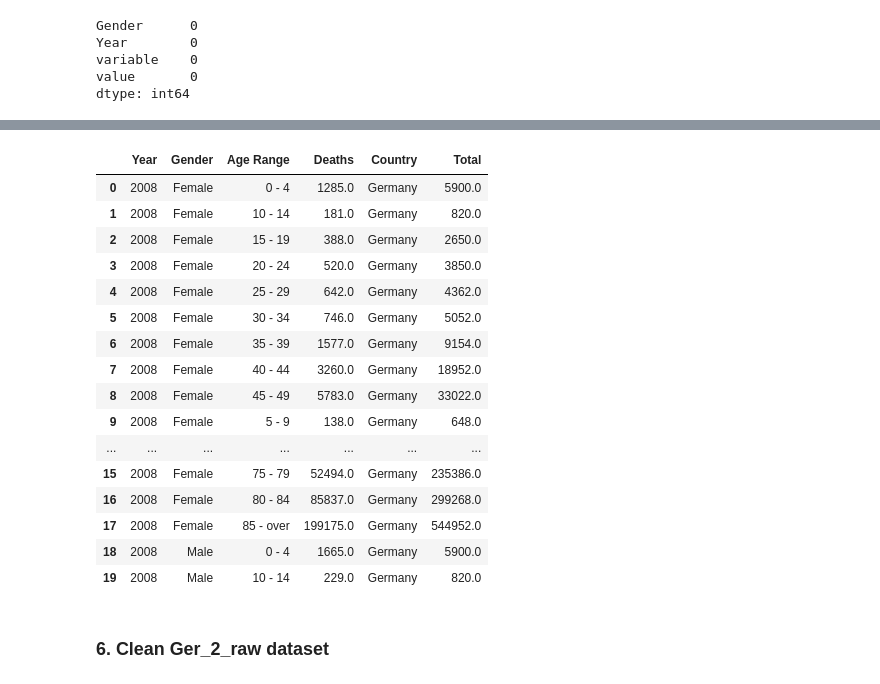
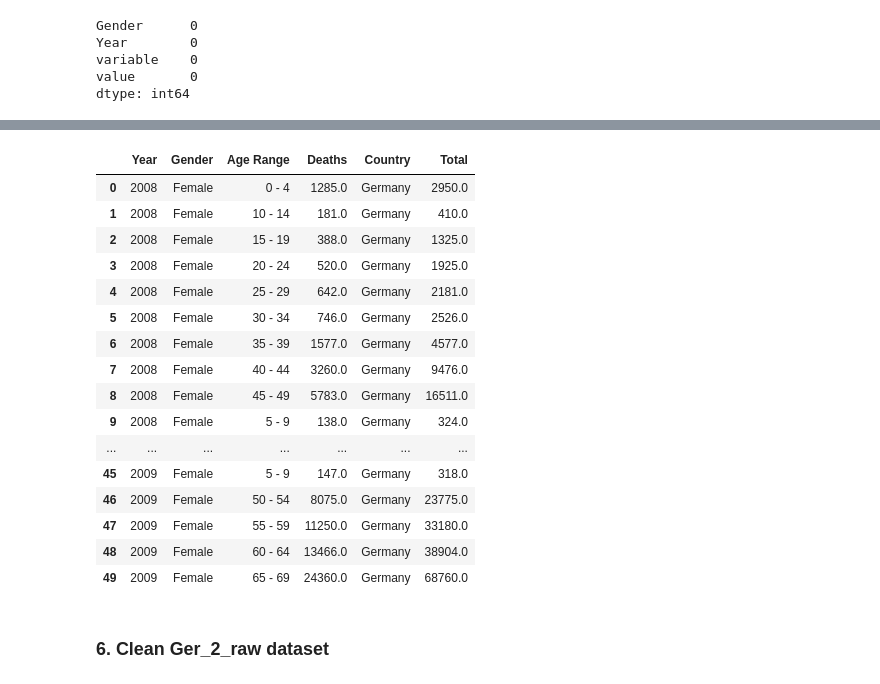
Before and after one commit to emmanguyen102/Master-s-thesis-, a Jupyter notebook: Data Preprocessing/Data-cleaning.ipynb, the cells around one changed output, grey strips where cells are left out. Drawn from its saved outputs; the diff is of its cells as text; code cells hidden in the pictures.

```diff
--- a/Data Preprocessing/Data-cleaning.ipynb
+++ b/Data Preprocessing/Data-cleaning.ipynb
@@ -526,3 +541,3 @@ ger.head(40)
 # %%
 ger = ger.loc[ger['Age Range'] != "total"].reset_index()
-ger.head()
+ger = ger.loc[ger['Gender'] != "Total"].reset_index()
@@ -548,3 +556,5 @@ ger.head()
+# %%
+ger = ger.drop('level_0', axis=1)
 # %%
 ger.columns = ["Year", "Gender", "Age Range", "Deaths", "Country"]
 # %%
@@ -560,24 +581,24 @@ ger.head()
 # %%
 ger = ger[["Year", "Gender", "Age Range", "Deaths", "Country", "Total"]]
-ger.head(20)
+ger.head(50)
 # %% [output]
 |  | Year | Gender | Age Range | Deaths | Country | Total |
-| 0 | 2008 | Female | 0 - 4 | 1285.0 | Germany | 5900.0 |
-| 1 | 2008 | Female | 10 - 14 | 181.0 | Germany | 820.0 |
-| 2 | 2008 | Female | 15 - 19 | 388.0 | Germany | 2650.0 |
-| 3 | 2008 | Female | 20 - 24 | 520.0 | Germany | 3850.0 |
-| 4 | 2008 | Female | 25 - 29 | 642.0 | Germany | 4362.0 |
-| 5 | 2008 | Female | 30 - 34 | 746.0 | Germany | 5052.0 |
-| 6 | 2008 | Female | 35 - 39 | 1577.0 | Germany | 9154.0 |
-| 7 | 2008 | Female | 40 - 44 | 3260.0 | Germany | 18952.0 |
-| 8 | 2008 | Female | 45 - 49 | 5783.0 | Germany | 33022.0 |
-| 9 | 2008 | Female | 5 - 9 | 138.0 | Germany | 648.0 |
+| 0 | 2008 | Female | 0 - 4 | 1285.0 | Germany | 2950.0 |
+| 1 | 2008 | Female | 10 - 14 | 181.0 | Germany | 410.0 |
+| 2 | 2008 | Female | 15 - 19 | 388.0 | Germany | 1325.0 |
+| 3 | 2008 | Female | 20 - 24 | 520.0 | Germany | 1925.0 |
+| 4 | 2008 | Female | 25 - 29 | 642.0 | Germany | 2181.0 |
+| 5 | 2008 | Female | 30 - 34 | 746.0 | Germany | 2526.0 |
+| 6 | 2008 | Female | 35 - 39 | 1577.0 | Germany | 4577.0 |
+| 7 | 2008 | Female | 40 - 44 | 3260.0 | Germany | 9476.0 |
+| 8 | 2008 | Female | 45 - 49 | 5783.0 | Germany | 16511.0 |
+| 9 | 2008 | Female | 5 - 9 | 138.0 | Germany | 324.0 |
 | ... | ... | ... | ... | ... | ... | ... |
-| 15 | 2008 | Female | 75 - 79 | 52494.0 | Germany | 235386.0 |
-| 16 | 2008 | Female | 80 - 84 | 85837.0 | Germany | 299268.0 |
-| 17 | 2008 | Female | 85 - over | 199175.0 | Germany | 544952.0 |
-| 18 | 2008 | Male | 0 - 4 | 1665.0 | Germany | 5900.0 |
-| 19 | 2008 | Male | 10 - 14 | 229.0 | Germany | 820.0 |
+| 45 | 2009 | Female | 5 - 9 | 147.0 | Germany | 318.0 |
+| 46 | 2009 | Female | 50 - 54 | 8075.0 | Germany | 23775.0 |
+| 47 | 2009 | Female | 55 - 59 | 11250.0 | Germany | 33180.0 |
+| 48 | 2009 | Female | 60 - 64 | 13466.0 | Germany | 38904.0 |
+| 49 | 2009 | Female | 65 - 69 | 24360.0 | Germany | 68760.0 |
 # %%
 #save to a complete file for futher analysis on death causes in Finland
 ger.to_csv("Germany_clean.csv",index=False)
```
Also changed, not shown: parts of 10 cells of this notebook, 12 other files.
